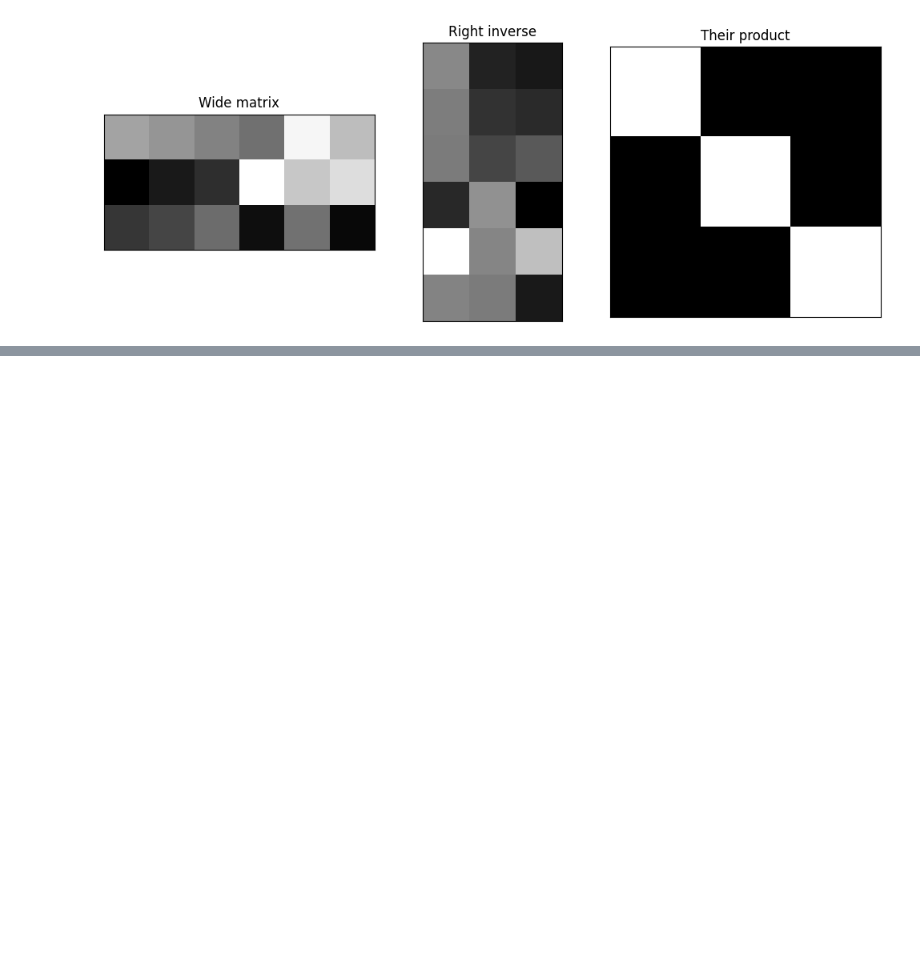
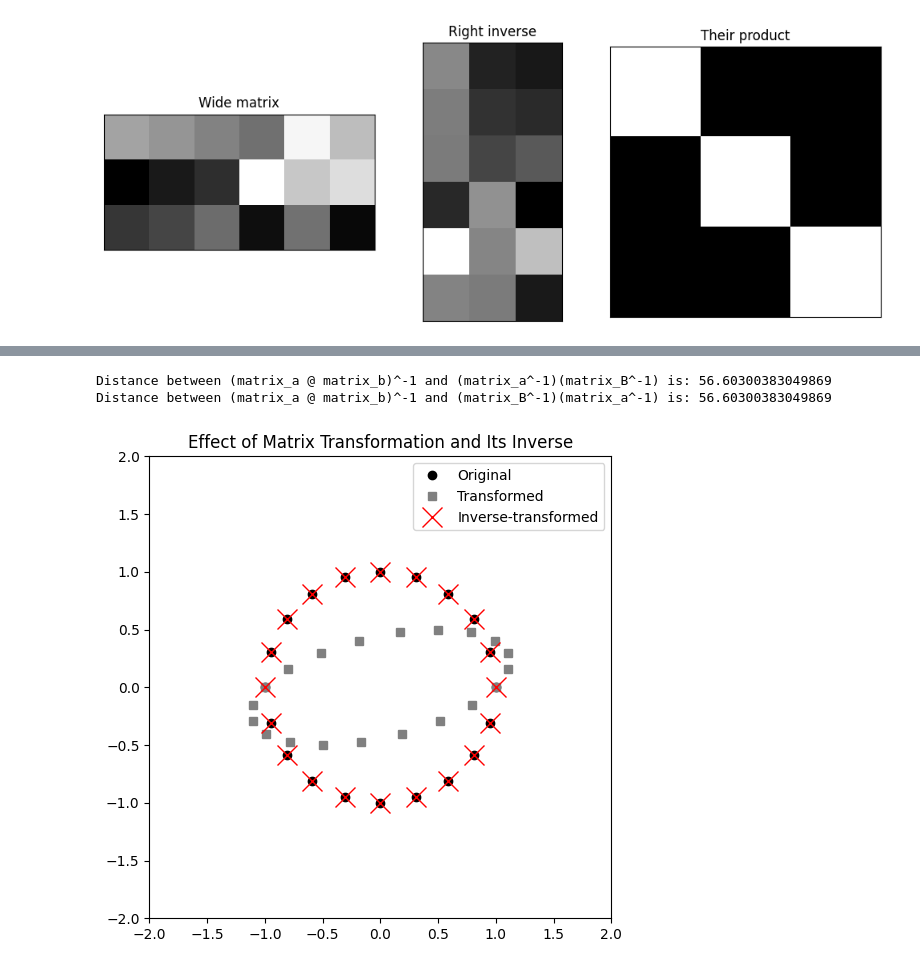
Before and after one commit to MiesnerJacob/practical-linear-algebra-for-data-science, a Jupyter notebook: 08-matrix-inverse.ipynb, the cells around one changed output, grey strips where cells are left out. Drawn from its saved outputs; the diff is of its cells as text; code cells hidden in the pictures; blank space fills up the shorter version.

Commit message:
finished code exercises for chapter 08, matrix inverse

```diff
--- a/08-matrix-inverse.ipynb
+++ b/08-matrix-inverse.ipynb
@@ -342,0 +334,19 @@ Right inverse is equal to pseudo-inverse for wide matrix: True
+# %%
+# Exercise 8-6 (EDIT TIDE applied to inverse of multiplied matrices)
+
+# Generate two random 5x5 matrices
+matrix_a = np.random.rand(5,5)
+matrix_b = np.random.rand(5,5)
+
+result_1 = np.linalg.inv(matrix_a @ matrix_b) # (AB)^-1
+result_2 = np.linalg.inv(matrix_a) @ np.linalg.inv(matrix_b) # (A^-1)(B^-1)
+result_3 = np.linalg.inv(matrix_a) @ np.linalg.inv(matrix_b) # B^-1)(A^-1)
+
+distance_1 = np.linalg.norm(result_1 - result_2) # Distance between (AB)^-1 and (A^-1)(B^-1)
+distance_2 = np.linalg.norm(result_1 - result_3) # Distance between (AB)^-1 and (B^-1)(A^-1)
+
+print("Distance between (matrix_a @ matrix_b)^-1 and (matrix_a^-1)(matrix_B^-1) is:", distance_1)
+print("Distance between (matrix_a @ matrix_b)^-1 and (matrix_B^-1)(matrix_a^-1) is:", distance_2)
+# %% [output]
+Distance between (matrix_a @ matrix_b)^-1 and (matrix_a^-1)(matrix_B^-1) is: 56.60300383049869
+Distance between (matrix_a @ matrix_b)^-1 and (matrix_B^-1)(matrix_a^-1) is: 56.60300383049869
@@ -342,0 +364,37 @@ Right inverse is equal to pseudo-inverse for wide matrix: True
+# %%
+# Exercise 8-8 (Matrix inverse geometric transformation)
+
+# Create transformation matrix
+transformation_matrix = np.array([
+              [1,.5],
+              [0,.5]
+            ])
+
+
+# define the set of points (a circle)
+theta = np.linspace(0, 2 * np.pi - 2 * np.pi / 20, 20)
+original_points = np.vstack((np.cos(theta), np.sin(theta)))
+
+# apply transformation
+transformed_points = transformation_matrix @ original_points
+
+# Compute the inverse of the transformation matrix
+transformation_matrix_a_inverse = np.linalg.inv(transformation_matrix)
+
+# Undo the transformation using the inverse matrix
+inverse_transformed_points = transformation_matrix_a_inverse @ transformed_points
+
+# Plot the original, transformed, and inverse-transformed points
+plt.figure(figsize=(6, 6))
+plt.plot(original_points[0, :], original_points[1, :], 'ko', label='Original')
+plt.plot(transformed_points[0, :], transformed_points[1, :], 's', color="grey", label='Transformed')
+plt.plot(inverse_transformed_points[0, :], inverse_transformed_points[1, :], 'rx', markersize=15, label='Inverse-transformed')
+
+plt.axis('square')
+plt.xlim([-2, 2])
+plt.ylim([-2, 2])
+plt.legend()
+plt.title('Effect of Matrix Transformation and Its Inverse')
+plt.show()
+# %% [output]
+[figure, added]
```
Also changed, not shown: parts of 10 cells of this notebook.
